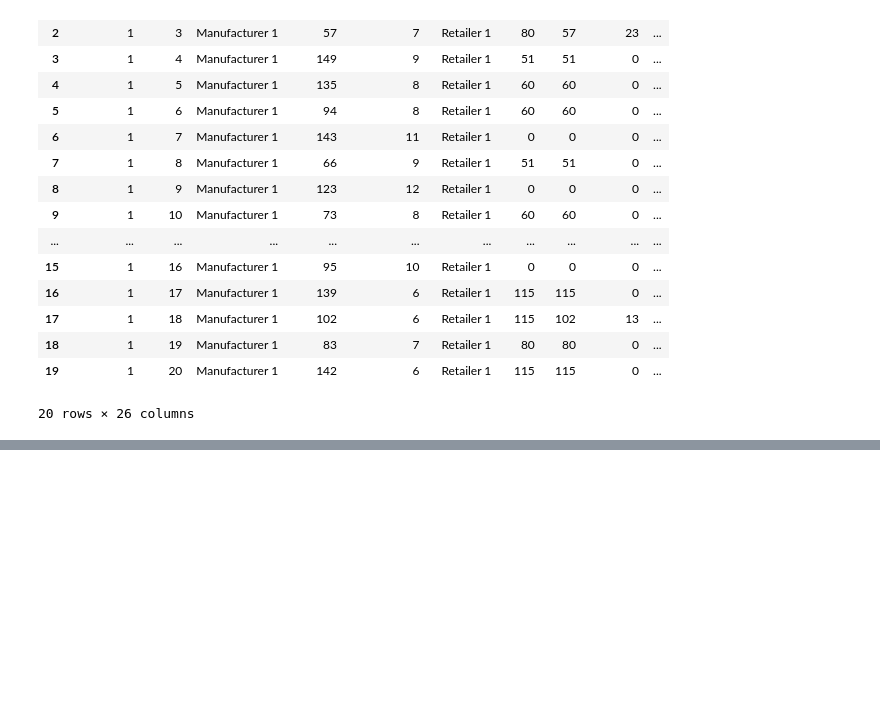
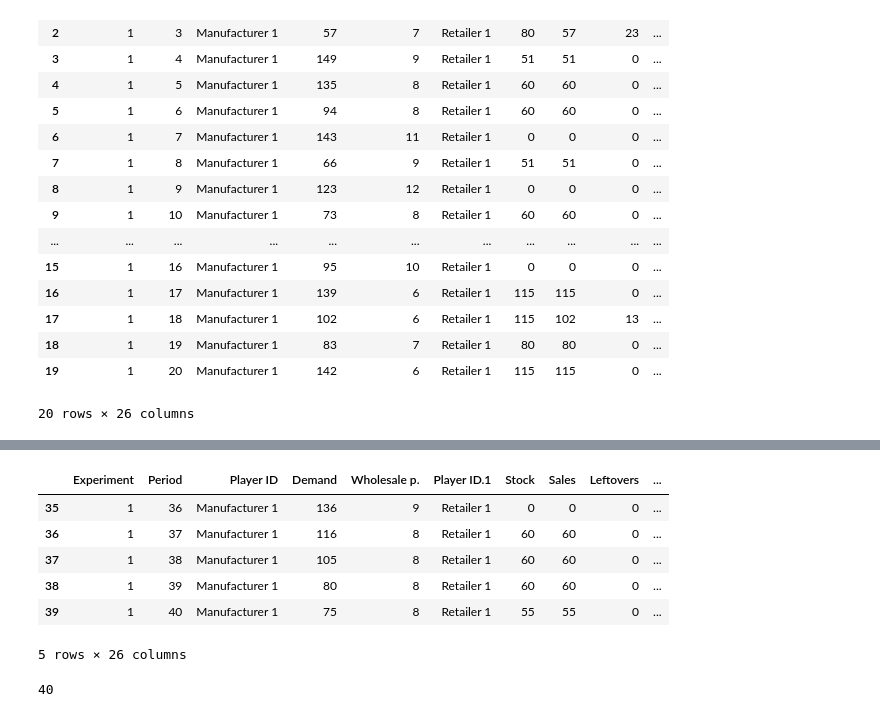
Before and after one commit to SerhanTelatar/Supply-Chain-Decision-Analysis, a Jupyter notebook: Notebooks/experiment/study-1-data-wsp.ipynb, the cells around one changed output, grey strips where cells are left out. Saved outputs shown, nothing was run; the diff lists cells and outputs as text; code cells hidden in the pictures; blank space fills up the shorter version.

```diff
--- a/Notebooks/experiment/study-1-data-wsp.ipynb
+++ b/Notebooks/experiment/study-1-data-wsp.ipynb
@@ -187,0 +200,11 @@ wsp_contract.to_csv("../../Datasets/study-1-data-wsp.csv", index=False)
+# %%
+df2 = wsp_contract[wsp_contract['Player ID'] == 'Manufacturer 1']
+df2.tail()
+# %% [output]
+|  | Experiment | Period | Player ID | Demand | Wholesale p. | Player ID.1 | Stock | Sales | Leftovers | ... |
+| 35 | 1 | 36 | Manufacturer 1 | 136 | 9 | Retailer 1 | 0 | 0 | 0 | ... |
+| 36 | 1 | 37 | Manufacturer 1 | 116 | 8 | Retailer 1 | 60 | 60 | 0 | ... |
+| 37 | 1 | 38 | Manufacturer 1 | 105 | 8 | Retailer 1 | 60 | 60 | 0 | ... |
+| 38 | 1 | 39 | Manufacturer 1 | 80 | 8 | Retailer 1 | 60 | 60 | 0 | ... |
+| 39 | 1 | 40 | Manufacturer 1 | 75 | 8 | Retailer 1 | 55 | 55 | 0 | ... |
+5 rows × 26 columns
@@ -187,0 +222,4 @@ wsp_contract.to_csv("../../Datasets/study-1-data-wsp.csv", index=False)
+# %%
+len(dict['Manufacturer 20'])
+# %% [output]
+40
```
Also changed, not shown: parts of 4 cells of this notebook.
